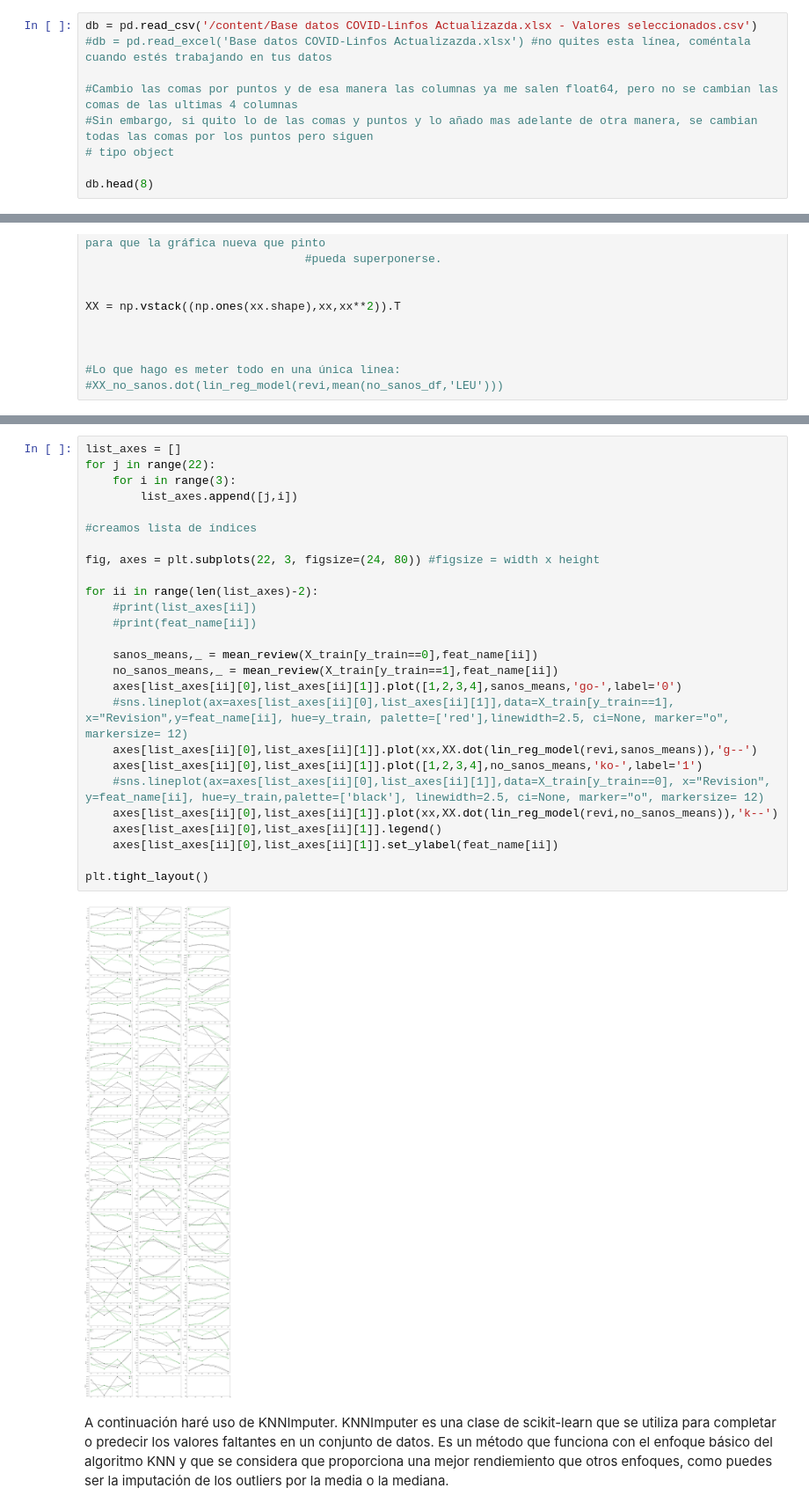
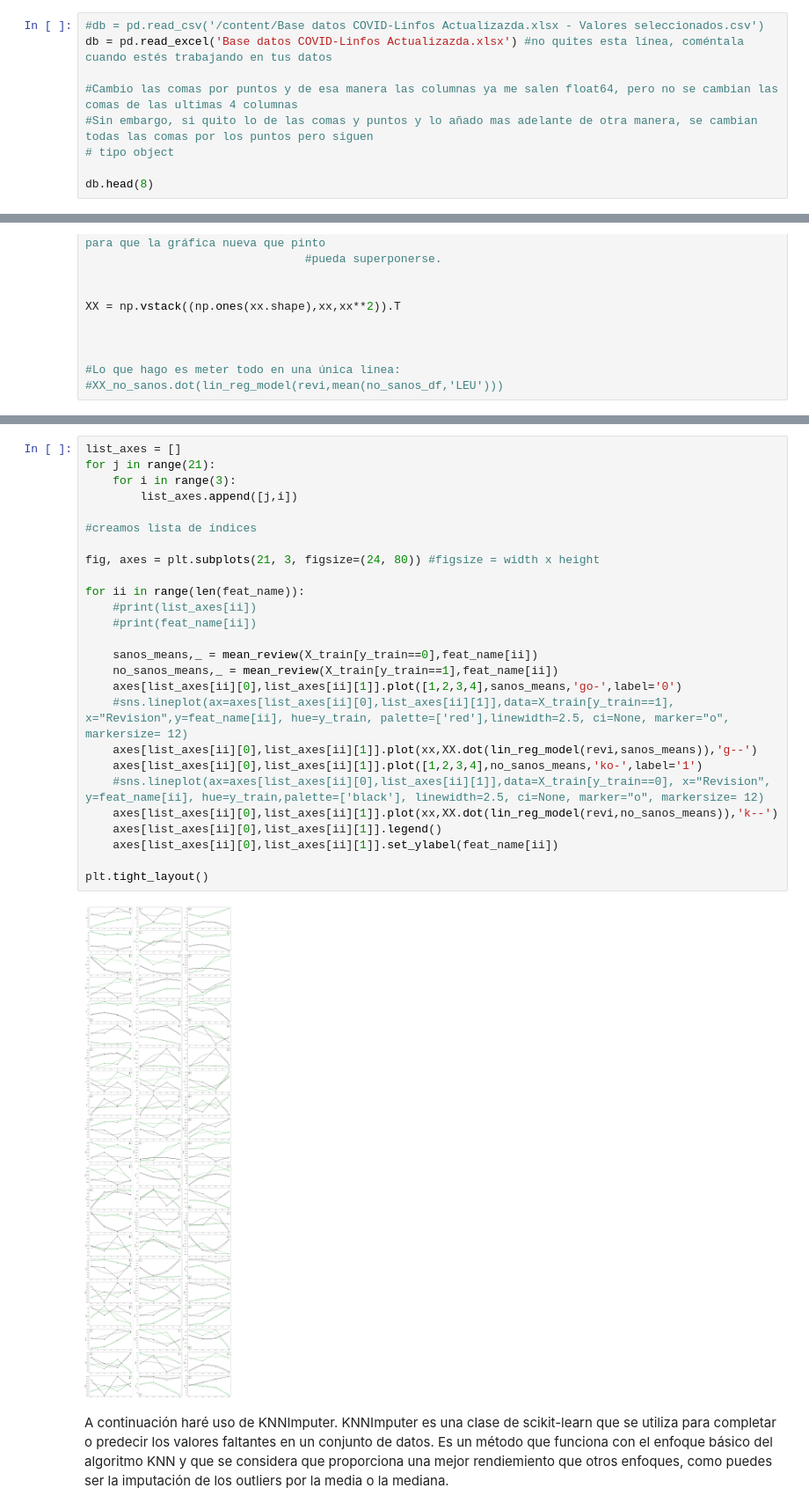
Before and after one commit to jorgealarconlucas/TFG, a Jupyter notebook: TFG.ipynb, the cells around one changed output, grey strips where cells are left out. Shown at 88% size. Cells and saved outputs as stored; diff of their text form.

```diff
--- a/TFG.ipynb
+++ b/TFG.ipynb
@@ -35,8 +35,8 @@ from sklearn.model_selection import cross_val_score
 # %% [markdown]
 Antes de entrenar un modelo predictivo, o antes de realizar cualquier cálculo con un nuevo conjunto de datos, es muy importante realizar un análisis descriptivo de los mismos. De esta forma, entender mejor la información que contiene cada variable y detectar posibles errores.
 # %%
-db = pd.read_csv('/content/Base datos COVID-Linfos Actualizazda.xlsx - Valores seleccionados.csv')
-#db = pd.read_excel('Base datos COVID-Linfos Actualizazda.xlsx') #no quites esta línea, coméntala cuando estés trabajando en tus datos
+#db = pd.read_csv('/content/Base datos COVID-Linfos Actualizazda.xlsx - Valores seleccionados.csv')
+db = pd.read_excel('Base datos COVID-Linfos Actualizazda.xlsx') #no quites esta línea, coméntala cuando estés trabajando en tus datos
 
 #Cambio las comas por puntos y de esa manera las columnas ya me salen float64, pero no se cambian las comas de las ultimas 4 columnas
 #Sin embargo, si quito lo de las comas y puntos y lo añado mas adelante de otra manera, se cambian todas las comas por los puntos pero siguen
@@ -1002,31 +1047,31 @@ XX = np.vstack((np.ones(xx.shape),xx,xx**2)).T
 # %%
 list_axes = []
-for j in range(22):
+for j in range(21):
     for i in range(3):
         list_axes.append([j,i])
 
 #creamos lista de índices
 
-fig, axes = plt.subplots(22, 3, figsize=(24, 80)) #figsize = width x height
+fig, axes = plt.subplots(21, 3, figsize=(24, 80)) #figsize = width x height
 
-for ii in range(len(list_axes)-2):
+for ii in range(len(feat_name)):
     #print(list_axes[ii])
     #print(feat_name[ii])
 
     sanos_means,_ = mean_review(X_train[y_train==0],feat_name[ii])
     no_sanos_means,_ = mean_review(X_train[y_train==1],feat_name[ii])
     axes[list_axes[ii][0],list_axes[ii][1]].plot([1,2,3,4],sanos_means,'go-',label='0')
     #sns.lineplot(ax=axes[list_axes[ii][0],list_axes[ii][1]],data=X_train[y_train==1], x="Revision",y=feat_name[ii], hue=y_train, palette=['red'],linewidth=2.5, ci=None, marker="o", markersize= 12)
     axes[list_axes[ii][0],list_axes[ii][1]].plot(xx,XX.dot(lin_reg_model(revi,sanos_means)),'g--')
     axes[list_axes[ii][0],list_axes[ii][1]].plot([1,2,3,4],no_sanos_means,'ko-',label='1')
     #sns.lineplot(ax=axes[list_axes[ii][0],list_axes[ii][1]],data=X_train[y_train==0], x="Revision", y=feat_name[ii], hue=y_train,palette=['black'], linewidth=2.5, ci=None, marker="o", markersize= 12)
     axes[list_axes[ii][0],list_axes[ii][1]].plot(xx,XX.dot(lin_reg_model(revi,no_sanos_means)),'k--')
     axes[list_axes[ii][0],list_axes[ii][1]].legend()
     axes[list_axes[ii][0],list_axes[ii][1]].set_ylabel(feat_name[ii])
 
 plt.tight_layout()
 # %% [output]
-[figure, old version]
+[figure, new version]
 # %% [markdown]
 A continuación haré uso de KNNImputer. KNNImputer es una clase de scikit-learn que se utiliza para completar o predecir los valores faltantes en un conjunto de datos. Es un método que funciona con el enfoque básico del algoritmo KNN y que se considera que proporciona una mejor rendiemiento que otros enfoques, como puedes ser la imputación de los outliers por la media o la mediana.
 # %% [markdown]
```
Also changed, not shown: parts of 11 cells of this notebook, 3 other files.
